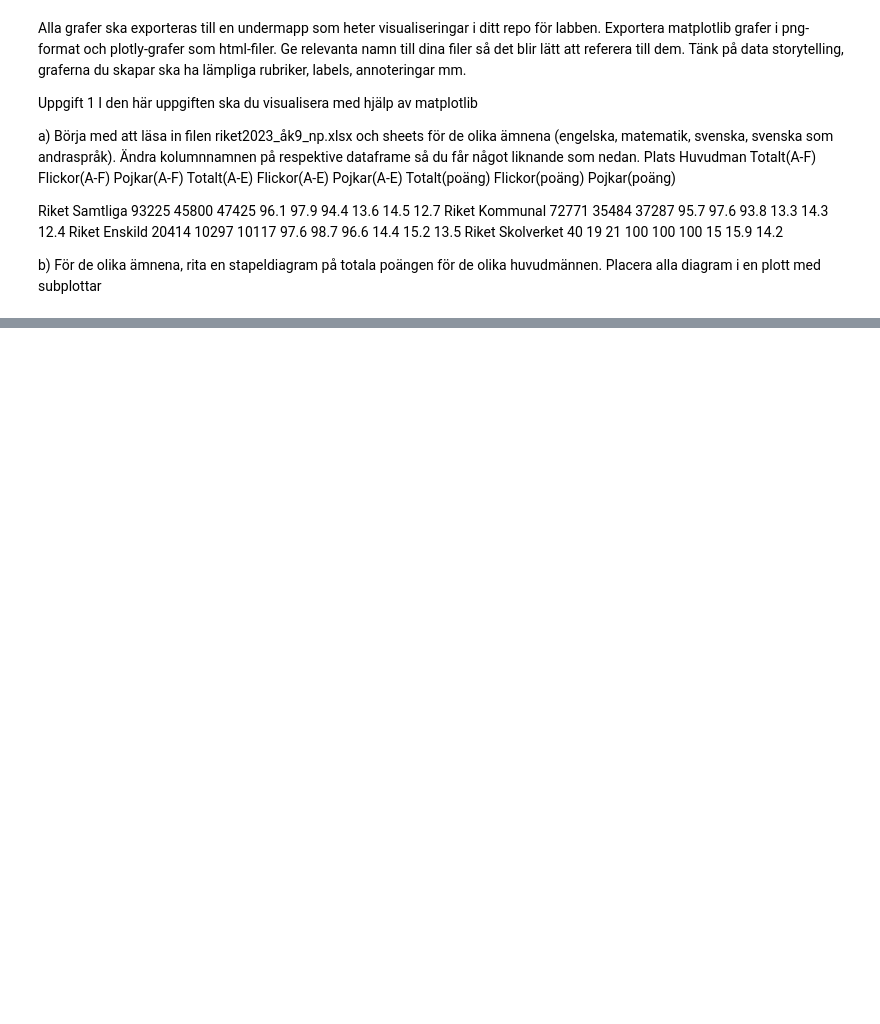
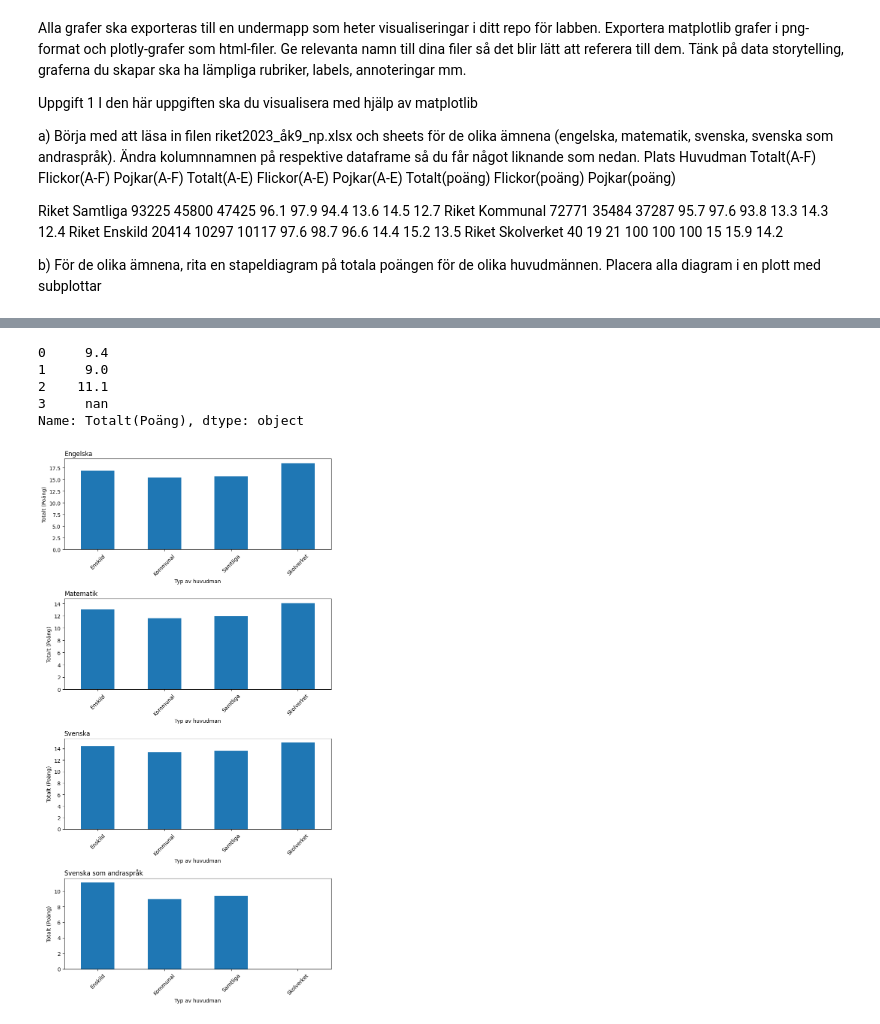
Before and after one commit to glennart8/Labb2_Data_processing, a Jupyter notebook: labb_processing.ipynb, the cells around one changed output, grey strips where cells are left out. Drawn from its saved outputs; the diff is of its cells as text; code cells hidden in the pictures; blank space fills up the shorter version.

Commit message:
Ändrat alla kolumn-namn, hanterat '..' i SVA för skolverkets rad. Konverterat från object till float, skapat subplottar för samtliga ämnen.

```diff
--- a/labb_processing.ipynb
+++ b/labb_processing.ipynb
@@ -26,3 +22,16 @@ df_eng = pd.read_excel("riket2023_åk9_np.xlsx", sheet_name="Engelska",
+# %%
+df_eng = pd.read_excel("riket2023_åk9_np.xlsx", sheet_name="Engelska",
+                       skiprows=8,
+                       header=0)
+df_math = pd.read_excel("riket2023_åk9_np.xlsx", sheet_name="Matematik",
+                       skiprows=8,
+                       header=0)
+df_sve = pd.read_excel("riket2023_åk9_np.xlsx", sheet_name="Svenska",
+                       skiprows=8,
+                       header=0)
+df_sva = pd.read_excel("riket2023_åk9_np.xlsx", sheet_name="Svenska som andraspråk",
+                       skiprows=8,
+                       header=0)
 # %%
 df_eng
 # %% [output]
@@ -51,0 +159,35 @@ df_eng
+# %%
+print(df_sva['Totalt(Poäng)'].head().apply(lambda x: repr(x)))
+# %% [output]
+0     9.4
+1     9.0
+2    11.1
+3     nan
+Name: Totalt(Poäng), dtype: object
+# %%
+import matplotlib.pyplot as plt
+
+# Skapa en figur med subplots för varje ämne
+fig, axs = plt.subplots(4, 1, figsize=(8, 15))  # 4 rader, 1 kolumn
+
+subjects = ['Engelska', 'Matematik', 'Svenska', 'Svenska som andraspråk']
+
+for i, (df, subject) in enumerate(zip(dfs, subjects)):
+
+    # Var tvungen att konvertera igen trots att alla kolumner visade FLOAT
+    df['Totalt(Poäng)'] = pd.to_numeric(df['Totalt(Poäng)'], errors='coerce')
+
+    # Gruppera efter 'Typ av huvudman' och summera 'Totalt(Poäng)', ignorera NaN
+    grouped = df.groupby('Typ av huvudman')['Totalt(Poäng)'].sum()
+
+    # Skapa stapeldiagram
+    grouped.plot.bar(ax=axs[i])
+    axs[i].set_title(f'{subject}', loc='left') # Sätter loc till vänster för ökad tydlighet
+    axs[i].set_ylabel('Totalt (Poäng)')
+    axs[i].set_xlabel('Typ av huvudman')
+    axs[i].tick_params(axis='x', rotation=45)
+
+plt.tight_layout()
+plt.show()
+# %% [output]
+[figure, added]
```
Also changed, not shown: parts of 11 cells of this notebook.
